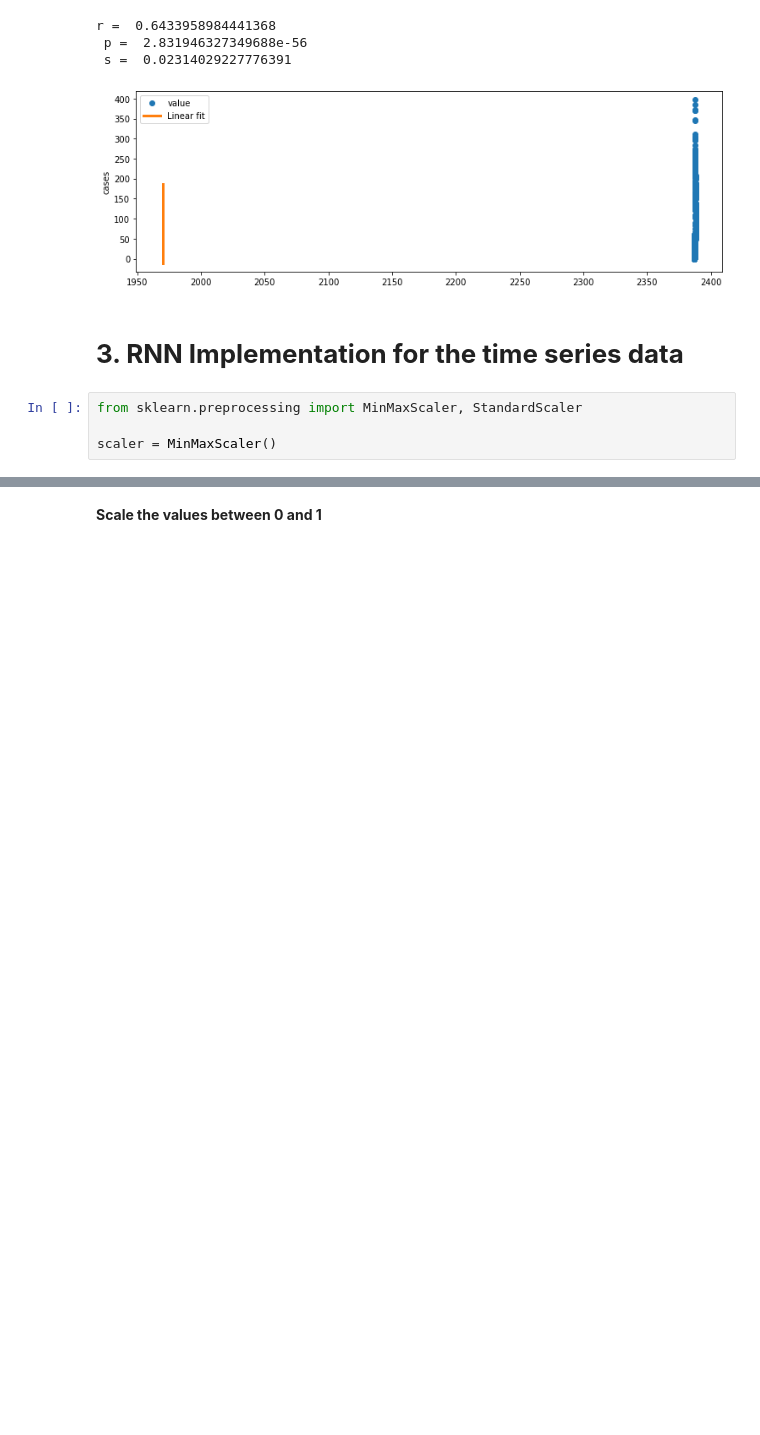
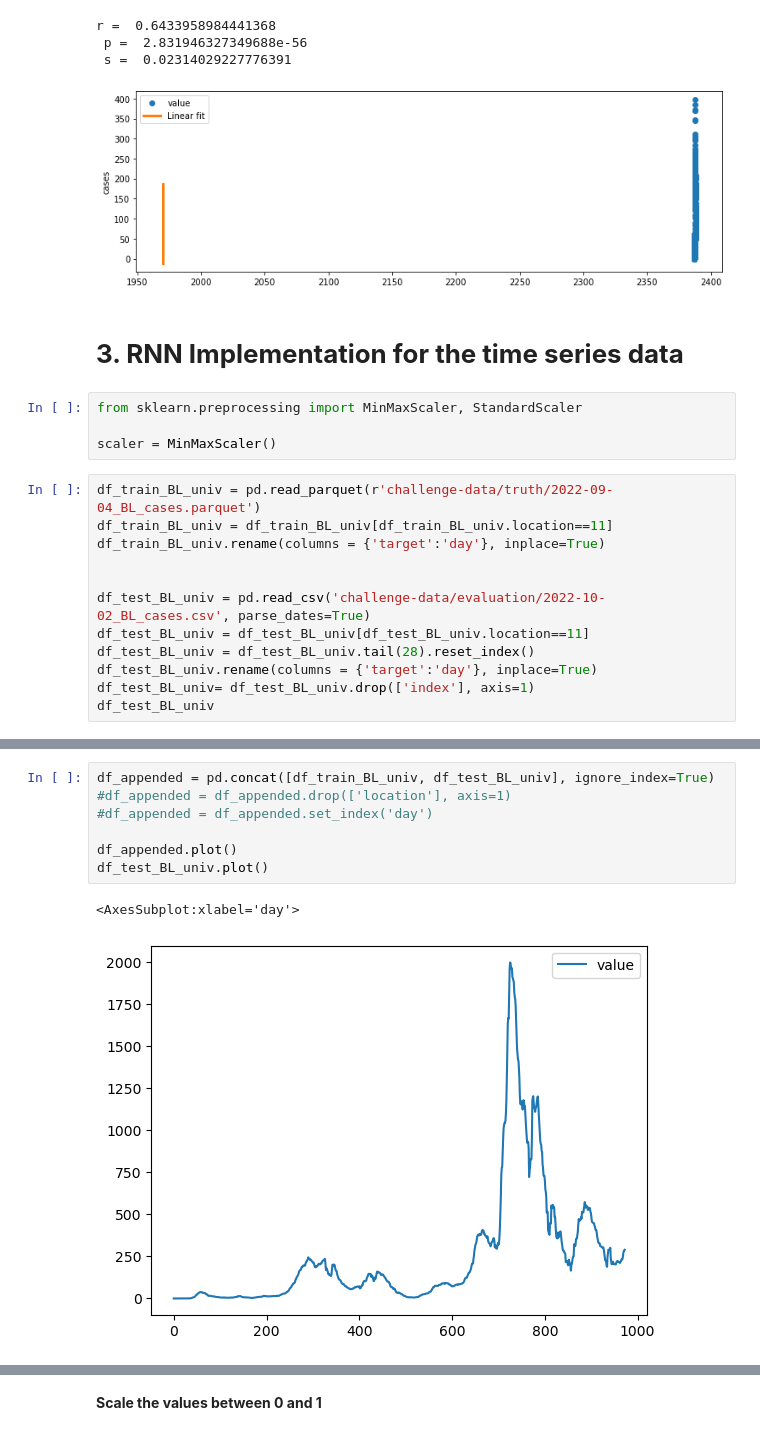
Before and after one commit to nishnig07/forecast-competition, a Jupyter notebook: Forecast_competition - all trials.ipynb, the cells around one changed output, grey strips where cells are left out. Saved outputs shown, nothing was run; the diff lists cells and outputs as text; blank space fills up the shorter version.

```diff
--- a/Forecast_competition - all trials.ipynb
+++ b/Forecast_competition - all trials.ipynb
@@ -181,3 +248,15 @@ r =  0.6433958984441368
 from sklearn.preprocessing import MinMaxScaler, StandardScaler
 
 scaler = MinMaxScaler()
+# %%
+df_train_BL_univ = pd.read_parquet(r'challenge-data/truth/2022-09-04_BL_cases.parquet')
+df_train_BL_univ = df_train_BL_univ[df_train_BL_univ.location==11]
+df_train_BL_univ.rename(columns = {'target':'day'}, inplace=True)
+
+
+df_test_BL_univ = pd.read_csv('challenge-data/evaluation/2022-10-02_BL_cases.csv', parse_dates=True)
+df_test_BL_univ = df_test_BL_univ[df_test_BL_univ.location==11]
+df_test_BL_univ = df_test_BL_univ.tail(28).reset_index()
+df_test_BL_univ.rename(columns = {'target':'day'}, inplace=True)
+df_test_BL_univ= df_test_BL_univ.drop(['index'], axis=1)
+df_test_BL_univ
@@ -183,0 +281,10 @@ scaler = MinMaxScaler()
+# %%
+df_appended = pd.concat([df_train_BL_univ, df_test_BL_univ], ignore_index=True)
+#df_appended = df_appended.drop(['location'], axis=1)
+#df_appended = df_appended.set_index('day')
+
+df_appended.plot()
+df_test_BL_univ.plot()
+# %% [output]
+<AxesSubplot:xlabel='day'>
+[figure, added]
```
Also changed, not shown: parts of 43 cells of this notebook.
